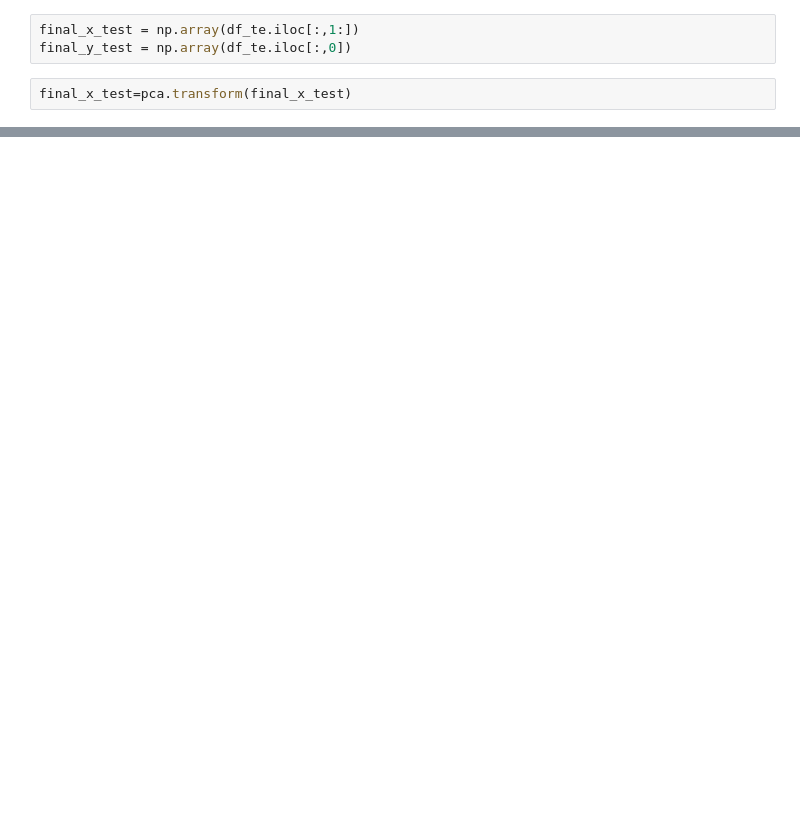
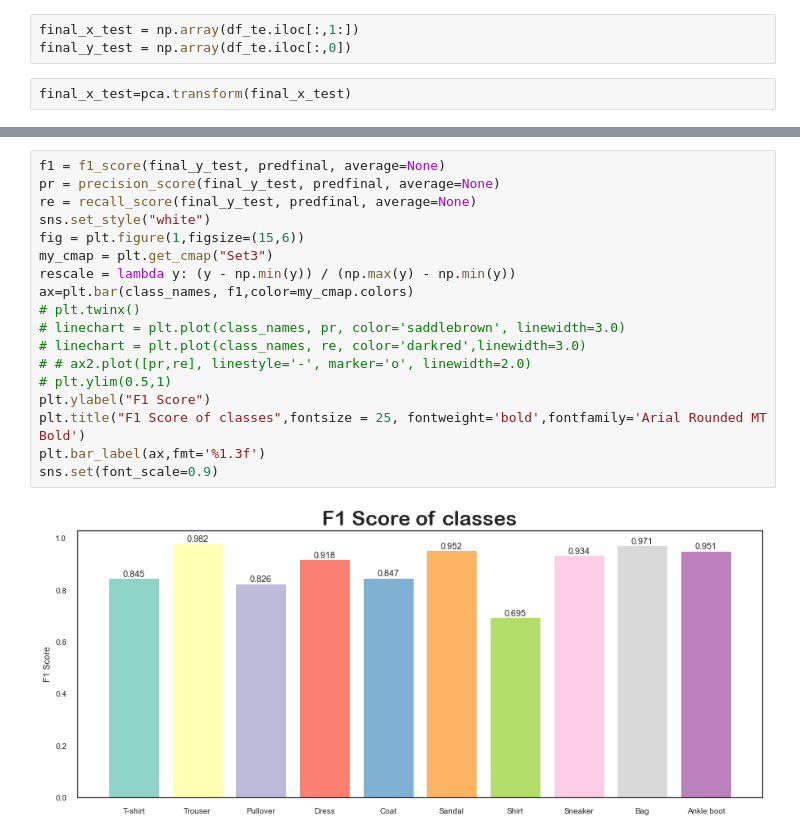
Before and after one commit to noamya-sh/Final-project-SemesterB, a Jupyter notebook: Fashion-Mnist.ipynb, the cells around one changed output, grey strips where cells are left out. Cells and saved outputs as stored; diff of their text form; blank space fills up the shorter version.

```diff
--- a/Fashion-Mnist.ipynb
+++ b/Fashion-Mnist.ipynb
@@ -680,2 +649,22 @@ NameError: name 'pipe_st' is not defined
+# %%
+f1 = f1_score(final_y_test, predfinal, average=None)
+pr = precision_score(final_y_test, predfinal, average=None)
+re = recall_score(final_y_test, predfinal, average=None)
+sns.set_style("white")
+fig = plt.figure(1,figsize=(15,6))
+my_cmap = plt.get_cmap("Set3")
+rescale = lambda y: (y - np.min(y)) / (np.max(y) - np.min(y))
+ax=plt.bar(class_names, f1,color=my_cmap.colors)
+# plt.twinx()
+# linechart = plt.plot(class_names, pr, color='saddlebrown', linewidth=3.0)
+# linechart = plt.plot(class_names, re, color='darkred',linewidth=3.0)
+# # ax2.plot([pr,re], linestyle='-', marker='o', linewidth=2.0)
+# plt.ylim(0.5,1)
+plt.ylabel("F1 Score")
+plt.title("F1 Score of classes",fontsize = 25, fontweight='bold',fontfamily='Arial Rounded MT Bold')
+plt.bar_label(ax,fmt='%1.3f')
+sns.set(font_scale=0.9)
+# %% [output]
+[figure, added]
 # %%
 df_cnm=confusion_matrix(final_y_test,predfinal,normalize='true')
```
Also changed, not shown: parts of 27 cells of this notebook.
